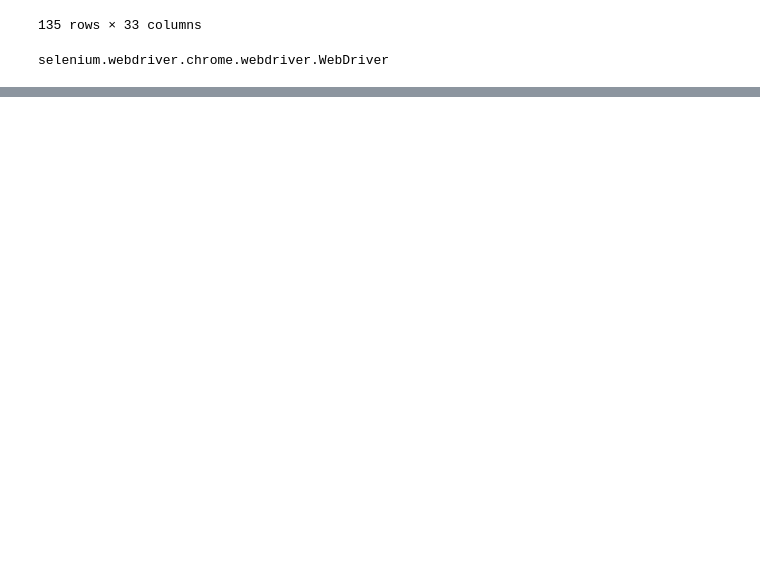
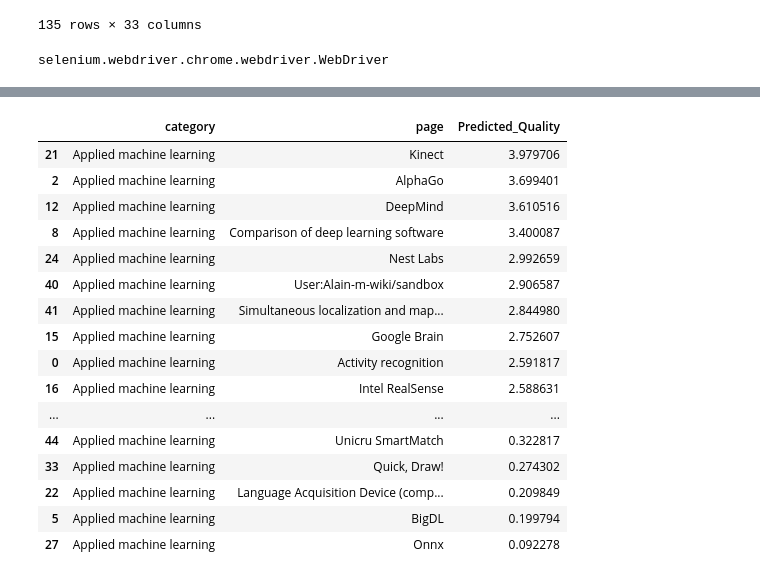
Before and after one commit to Beige-Coffee/Wikipedia-Knowledge-Graph, a Jupyter notebook: EDA/Wiki_scraper.ipynb, the cells around one changed output, grey strips where cells are left out. Drawn from its saved outputs; the diff is of its cells as text; code cells hidden in the pictures; blank space fills up the shorter version.

```diff
--- a/EDA/Wiki_scraper.ipynb
+++ b/EDA/Wiki_scraper.ipynb
@@ -354,0 +442,14 @@ data
+# %%
+ml_data = pickle.load( open( "Machine_Learning_Category_Wikipedia.pkl", "rb" ) )
+# %%
+X = ml_data.loc[:, ['has_infobox','num_categories','num_images','num_ISBN','num_references','article_length',
+                'num_difficult_words','dale_chall_readability_score','readability_index','linsear_write_formula',
+                'gunning_fog_index', 'num_web_citations','num_book_citations','num_news_citations',
+                'num_quotes','num_h3_headers','num_internal_links', 'num_h2_headers', 'syllable_count',
+                'lexicon_count', 'sentence_count','num_footnotes', 'num_note_tags', 'num_underlines', 'num_journal_citations',
+                'num_about_links', 'num_wikitables', 'smog_index']].values
+
+predictions = rf_model.predict(X)
+ml_data['Predicted_Quality'] = predictions
+ml_page_df = ml_data.loc[:, ['category', 'page', 'Predicted_Quality']]
+ml_page_df.groupby(by='category').mean()
@@ -354,0 +458,20 @@ data
+# %%
+(ml_page_df[ml_page_df['category'] == 'Applied machine learning']).sort_values(by='Predicted_Quality', ascending=False)
+# %% [output]
+|  | category | page | Predicted_Quality |
+| 21 | Applied machine learning | Kinect | 3.979706 |
+| 2 | Applied machine learning | AlphaGo | 3.699401 |
+| 12 | Applied machine learning | DeepMind | 3.610516 |
+| 8 | Applied machine learning | Comparison of deep learning software | 3.400087 |
+| 24 | Applied machine learning | Nest Labs | 2.992659 |
+| 40 | Applied machine learning | User:Alain-m-wiki/sandbox | 2.906587 |
+| 41 | Applied machine learning | Simultaneous localization and map... | 2.844980 |
+| 15 | Applied machine learning | Google Brain | 2.752607 |
+| 0 | Applied machine learning | Activity recognition | 2.591817 |
+| 16 | Applied machine learning | Intel RealSense | 2.588631 |
+| ... | ... | ... | ... |
+| 44 | Applied machine learning | Unicru SmartMatch | 0.322817 |
+| 33 | Applied machine learning | Quick, Draw! | 0.274302 |
+| 22 | Applied machine learning | Language Acquisition Device (comp... | 0.209849 |
+| 5 | Applied machine learning | BigDL | 0.199794 |
+| 27 | Applied machine learning | Onnx | 0.092278 |
```
Also changed, not shown: parts of 15 cells of this notebook, 2 other files.
